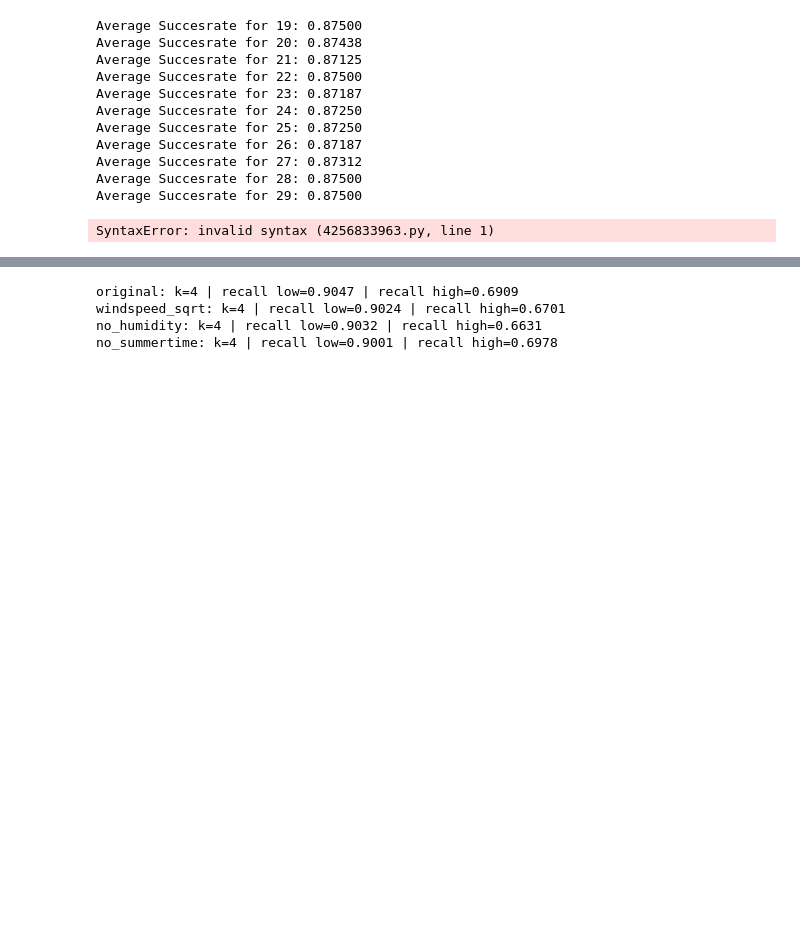
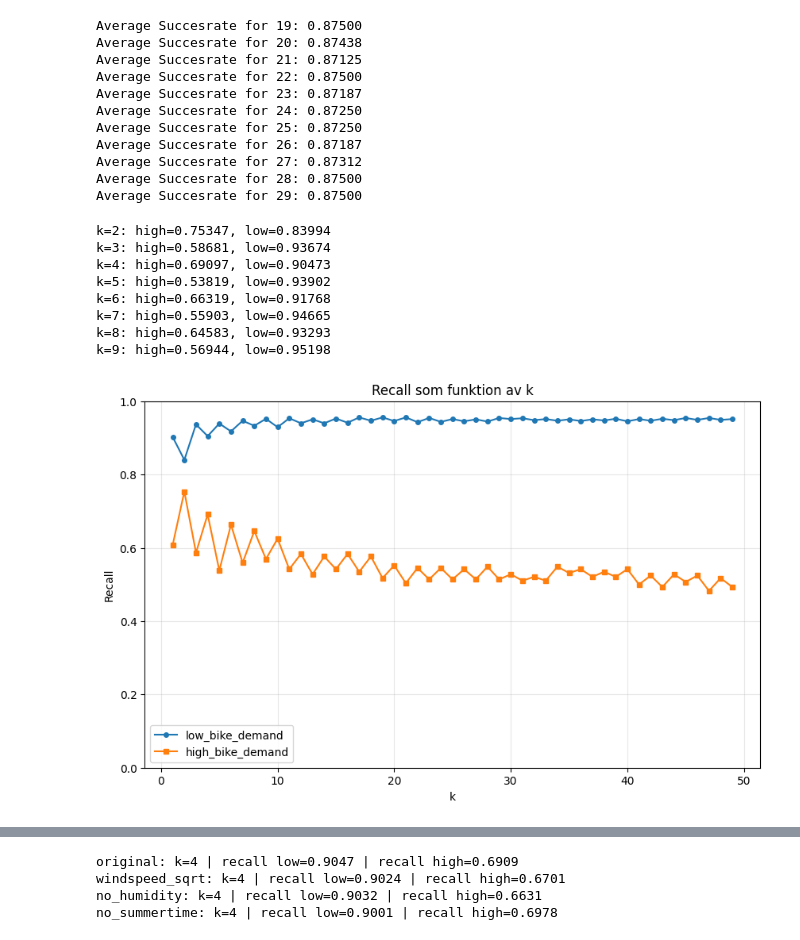
Before and after one commit to sebberendel/machine_learning_project, a Jupyter notebook: notebooks/xtremkarl.ipynb, the cells around one changed output, grey strips where cells are left out. Cells and saved outputs as stored; diff of their text form; code cells hidden in the pictures; blank space fills up the shorter version.

```diff
--- a/notebooks/xtremkarl.ipynb
+++ b/notebooks/xtremkarl.ipynb
@@ -188,36 +188,44 @@ Average Succesrate for 27: 0.87312
 Average Succesrate for 28: 0.87500
 Average Succesrate for 29: 0.87500
 # %%
-<VSCode.Cell language="python">
-from sklearn.metrics import classification_report, recall_score
+from sklearn.metrics import classification_report
 
 K = np.arange(1, 50)
 recall_low = []
 recall_high = []
 
 for k in K:
     pipeline = Pipeline([
         ("preprocess", preprocessor),
         ("model", skl_nb.KNeighborsClassifier(n_neighbors=k)),
     ])
     y_pred = cross_val_predict(pipeline, X, y, cv=cv)
     report = classification_report(y, y_pred, output_dict=True)
 
     recall_low.append(report.get("low_bike_demand", {}).get("recall", 0))
     recall_high.append(report.get("high_bike_demand", {}).get("recall", 0))
 
 for k_value in range(2, 10):
     k_index = k_value - 1
     print(f"k={k_value}: high={recall_high[k_index]:.5f}, low={recall_low[k_index]:.5f}")
 
-plt.plot(K, recall_low, label="low_bike_demand")
-plt.plot(K, recall_high, label="high_bike_demand")
+plt.figure(figsize=(10, 6))
+plt.plot(K, recall_low, label="low_bike_demand", marker='o', markersize=4)
+plt.plot(K, recall_high, label="high_bike_demand", marker='s', markersize=4)
 plt.title("Recall som funktion av k")
 plt.xlabel("k")
 plt.ylabel("Recall")
 plt.ylim(0, 1)
+plt.grid(True, alpha=0.3)
 plt.legend()
 plt.show()
-</VSCode.Cell>
 # %% [output]
-SyntaxError: invalid syntax (4256833963.py, line 1)
+k=2: high=0.75347, low=0.83994
+k=3: high=0.58681, low=0.93674
+k=4: high=0.69097, low=0.90473
+k=5: high=0.53819, low=0.93902
+k=6: high=0.66319, low=0.91768
+k=7: high=0.55903, low=0.94665
+k=8: high=0.64583, low=0.93293
+k=9: high=0.56944, low=0.95198
+[figure, added]
```
Also changed, not shown: parts of 2 cells of this notebook, 1 other file.
